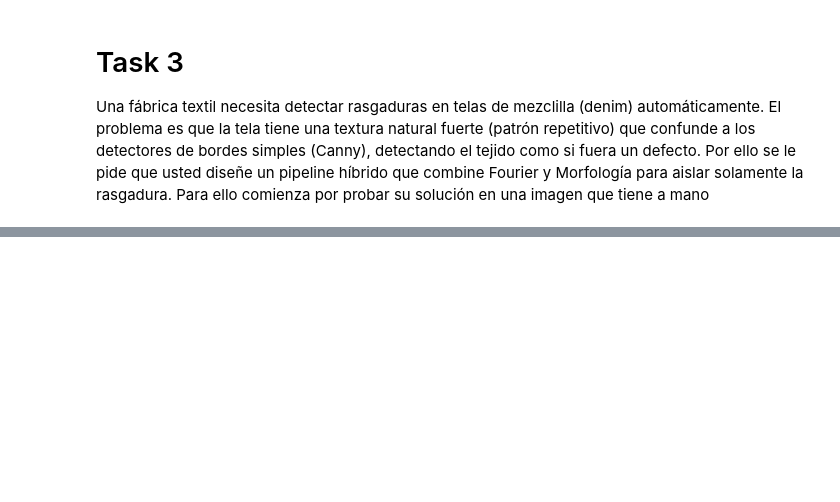
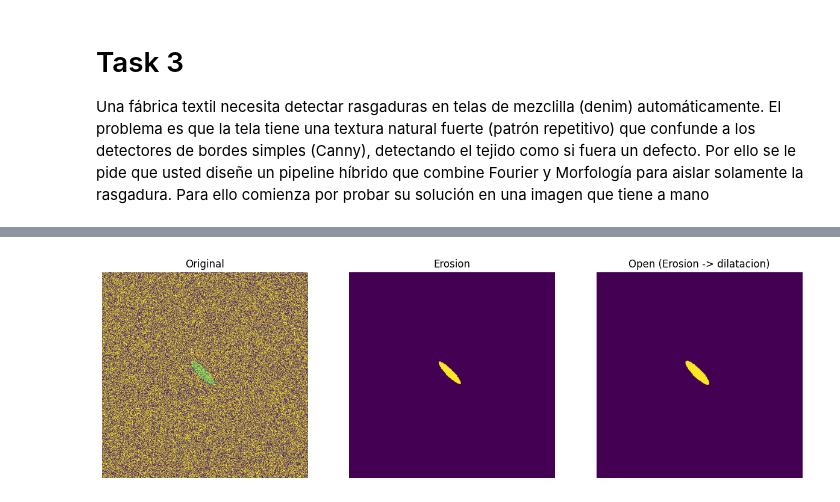
Before and after one commit to Czar272/lab2_VxC, a Jupyter notebook: lab2.ipynb, the cells around one changed output, grey strips where cells are left out. Cells and saved outputs as stored; diff of their text form; code cells hidden in the pictures; blank space fills up the shorter version.

```diff
--- a/lab2.ipynb
+++ b/lab2.ipynb
@@ -112,2 +184,32 @@ binaria preliminar. (Segmentación)
 3. La máscara seguramente tendrá ruido residual. Utilice operaciones morfológicas para limpiar la
 máscara y dejar únicamente la silueta de la rasgadura. (Refinamiento)
+# %%
+# Kernel con cv2
+kernel = cv2.getStructuringElement(cv2.MORPH_ELLIPSE, (5, 5))
+eroded = cv2.erode(bin_mask, kernel, iterations=1)
+opened = cv2.morphologyEx(
+    bin_mask,
+    cv2.MORPH_OPEN,
+    kernel
+)
+
+# ax
+fig, ax = plt.subplots(1,3, figsize=(15,5))
+
+ax[0].imshow(img)
+ax[0].set_title("Original")
+ax[0].set_axis_off()
+
+ax[1].imshow(eroded)
+ax[1].set_title("Erosion")
+ax[1].set_axis_off()
+
+ax[2].imshow(opened)
+ax[2].set_title("Open (Erosion -> dilatacion)")
+ax[2].set_axis_off()
+
+
+
+plt.show()
+# %% [output]
+[figure, added]
```
Also changed, not shown: parts of 7 cells of this notebook, 1 other file.
